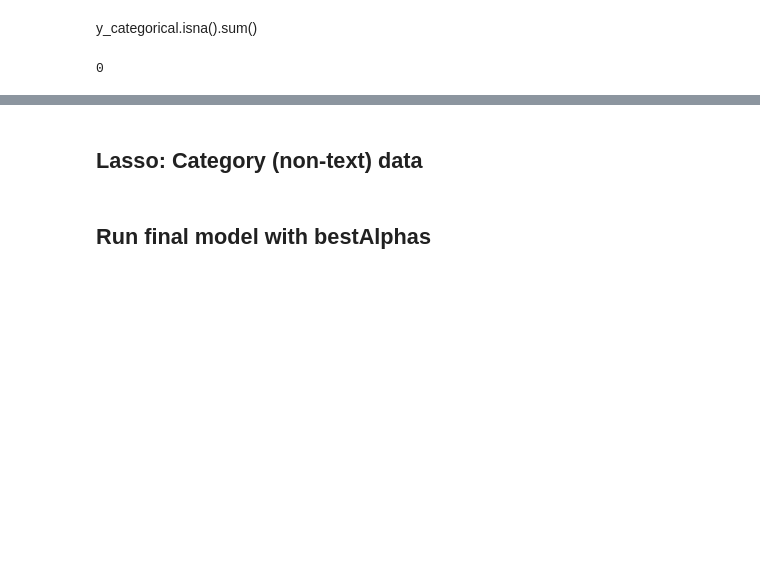
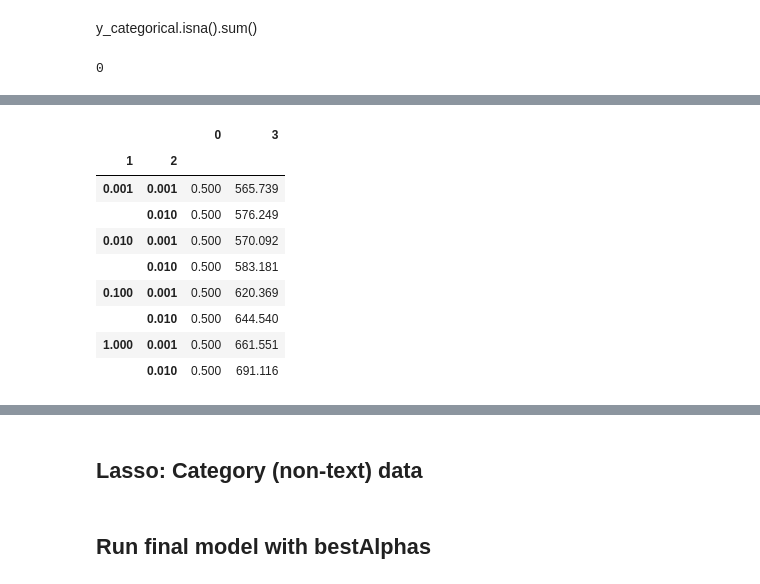
Before and after one commit to andrewredd/mlps-project, a Jupyter notebook: mercari_price_adr1_jms.ipynb, the cells around one changed output, grey strips where cells are left out. Drawn from its saved outputs; the diff is of its cells as text; code cells hidden in the pictures; blank space fills up the shorter version.

```diff
--- a/mercari_price_adr1_jms.ipynb
+++ b/mercari_price_adr1_jms.ipynb
@@ -216,7 +214,7 @@ kf = KFold(n_splits=folds)
 %time
 # Test train and validate
 alpha_values = [0.001, 0.01, 0.1, 1]
-alpha_inner_values = [0.01, 0.001]
+alpha_inner_values = [0.001, 0.01]
 from sklearn.linear_model import Lasso
 import copy
 
@@ -244,26 +242,26 @@ for i, (train_index, val_index) in enumerate(kf.split(yTrain)):
         lasso = Lasso(alpha=a_outer, random_state=111, max_iter=1000).fit(XTrain_fold, yTrain_fold)
         predict_train = lasso.predict(XTrain_fold)
         train_residuals = yTrain_fold - predict_train
-        mseOuterTrain.append(copy.deepcopy((i, None, a_outer ,None, np.square(train_residuals).mean())))
+        mseOuterTrain.append(copy.deepcopy((i, a_outer ,None, np.square(train_residuals).mean())))
 
         predict_val = lasso.predict(XVal_fold)
         val_residuals = yVal_fold - predict_val
-        mseOuterVal.append(copy.deepcopy((i, None, a_outer , None, np.square(val_residuals).mean())))
+        mseOuterVal.append(copy.deepcopy((i, a_outer , None, np.square(val_residuals).mean())))
 
         for a_inner in alpha_inner_values:
-            print(j, a_outer, a_inner)
+            print(i, a_outer, a_inner)
             lasso_inner = Lasso(alpha=a_inner, random_state=111, max_iter=1000).fit(tfidfTrain_fold, train_residuals)
             predict_inner_train = lasso_inner.predict(tfidfTrain_fold)
             inner_train_residuals = train_residuals - predict_inner_train
-            mseInnerTrain.append(copy.deepcopy((i, j, a_inner, np.square(inner_train_residuals).mean())))
+            mseInnerTrain.append(copy.deepcopy((i, a_inner, np.square(inner_train_residuals).mean())))
 
             predict_inner_val = lasso_inner.predict(tfidfVal_fold)
             inner_val_residuals = val_residuals - predict_inner_val
-            mseInnerVal.append(copy.deepcopy((i, j, a_inner, np.square(inner_val_residuals).mean())))
+            mseInnerVal.append(copy.deepcopy((i, a_inner, np.square(inner_val_residuals).mean())))
 
             residuals_overall_train = yTrain_fold - predict_train - predict_inner_train
-            mseOverallTrain.append(copy.deepcopy((i, j, a_outer, a_inner, np.square(residuals_overall_train).mean())))
+            mseOverallTrain.append(copy.deepcopy((i, a_outer, a_inner, np.square(residuals_overall_train).mean())))
 
             residuals_overall_val = yVal_fold - predict_val - predict_inner_val
-            mseOverallVal.append(copy.deepcopy((i, j, a_outer, a_inner, np.square(residuals_overall_val).mean())))
+            mseOverallVal.append(copy.deepcopy((i, a_outer, a_inner, np.square(residuals_overall_val).mean())))
 # %% [output]
@@ -354,3 +320,14 @@ sorted(mseOuterVal, key = operator.itemgetter(4))
 # %%
-pd.DataFrame(mseOverallVal)
+pd.DataFrame(mseOverallVal).groupby([1,2]).mean()
+# %% [output]
+|  |  | 0 | 3 |
+| 1 | 2 |  |  |
+| 0.001 | 0.001 | 0.500 | 565.739 |
+|  | 0.010 | 0.500 | 576.249 |
+| 0.010 | 0.001 | 0.500 | 570.092 |
+|  | 0.010 | 0.500 | 583.181 |
+| 0.100 | 0.001 | 0.500 | 620.369 |
+|  | 0.010 | 0.500 | 644.540 |
+| 1.000 | 0.001 | 0.500 | 661.551 |
+|  | 0.010 | 0.500 | 691.116 |
 # %%
```
Also changed, not shown: parts of 19 cells of this notebook.
